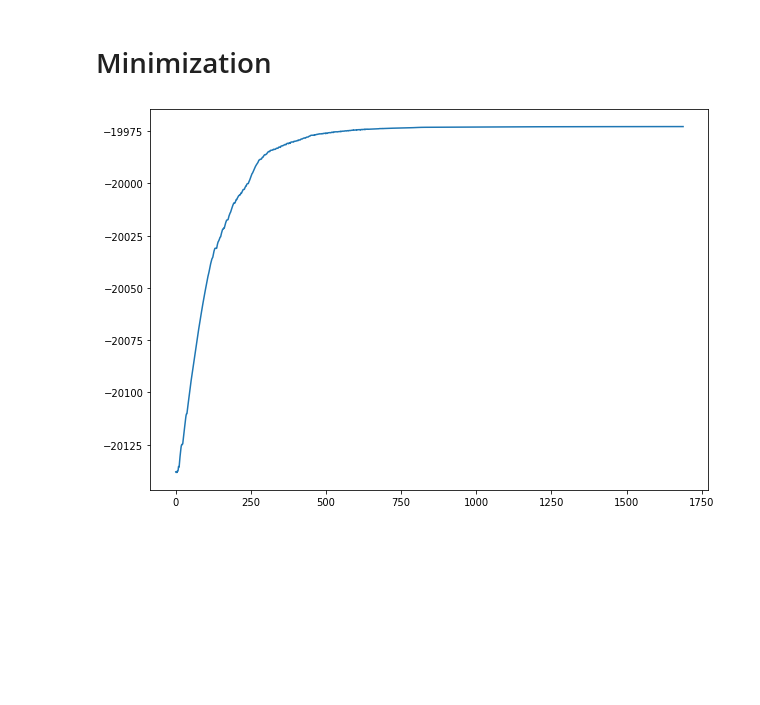
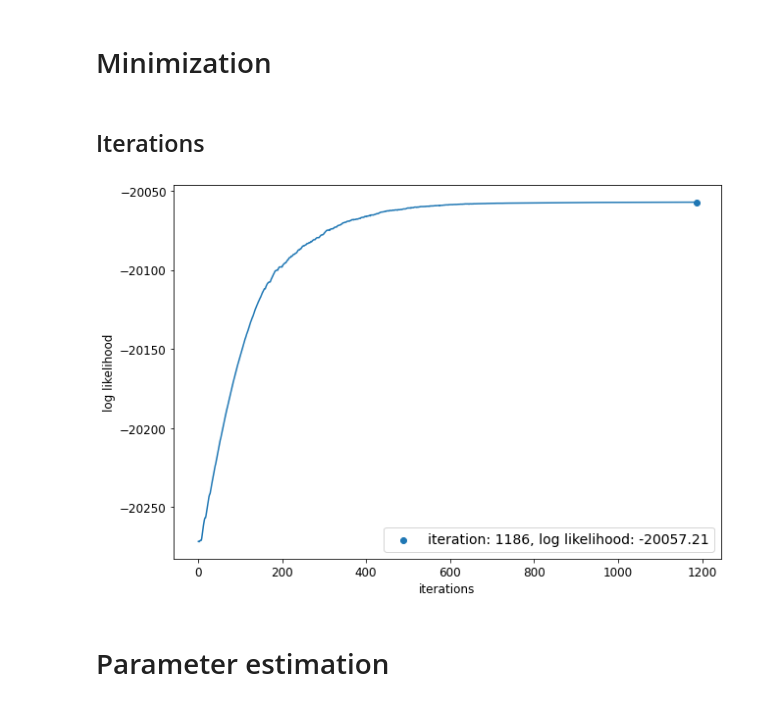
Before and after one commit to bjks/gfp_gaussian_process, a Jupyter notebook: notebooks/gfp_gaussian_prior.ipynb, the cells around one changed output. Saved outputs shown, nothing was run; the diff lists cells and outputs as text; code cells hidden in the pictures; blank space fills up the shorter version.

```diff
--- a/notebooks/gfp_gaussian_prior.ipynb
+++ b/notebooks/gfp_gaussian_prior.ipynb
@@ -5,0 +1,24 @@ import os
+# %%
+import numpy as np
+import pandas as pd
+import matplotlib.pyplot as plt
+from matplotlib.patches import Patch
+
+import os
+
+plt.rcParams["font.family"] = 'sans-serif'
+# plt.rcParams['font.sans-serif'] = ['CMU Sans Serif']
+plt.rcParams['mathtext.default'] = 'regular'
+params = {'text.usetex': False, 'mathtext.fontset': 'cm'}
+plt.rcParams.update(params)
+
+SMALL_SIZE = 12
+MEDIUM_SIZE = 14
+
+plt.rc('font', size=MEDIUM_SIZE)          # controls default text sizes
+plt.rc('axes', titlesize=SMALL_SIZE)     # fontsize of the axes title
+plt.rc('axes', labelsize=SMALL_SIZE)    # fontsize of the x and y labels
+plt.rc('xtick', labelsize=SMALL_SIZE)    # fontsize of the tick labels
+plt.rc('ytick', labelsize=SMALL_SIZE)    # fontsize of the tick labels
+plt.rc('legend', fontsize=MEDIUM_SIZE)    # legend fontsize
+plt.rc('figure', titlesize=MEDIUM_SIZE)  # fontsize of the figure title
@@ -85,20 +123,26 @@ plot_1dscans(scan_files)
 # Minimization
 # %%
 
-def read_minimization(filename):
+def read_iteration_process(filename):
     df = pd.read_csv(filename, skiprows=14)
     return df[["iteration", 'likelihood']]
 
 def plot_minimization(filename):
-    mini_data = read_minimization(filename)
+    mini_data = read_iteration_process(filename)
     fig, ax = plt.subplots(figsize=(10,7))
-    iterations = mini_data.to_numpy()[:,0]
+    iterations = mini_data.to_numpy()[:,0].astype(int)
     ll = mini_data.to_numpy()[:,1]
     ax.plot(iterations, ll)
+    ax.scatter(iterations[-1], ll[-1], label="iteration: {:d}, log likelihood: {:.2f}".format(iterations[-1], ll[-1]))
+    ax.legend()
     ax.set_xlabel("iterations")
+    ax.set_ylabel("log likelihood")
     plt.show()
-
-
-plot_minimization('../data/out/simulation_shared_with_bjoern_f_b012345678910.csv')
-# %% [output]
-[figure, removed]
+# %% [markdown]
+## Iterations
+# %%
+plot_minimization(minimization_file)
+# %% [output]
+[figure, added]
+# %% [markdown]
+# Parameter estimation
```
Also changed, not shown: parts of 14 cells of this notebook, 14 other files.
